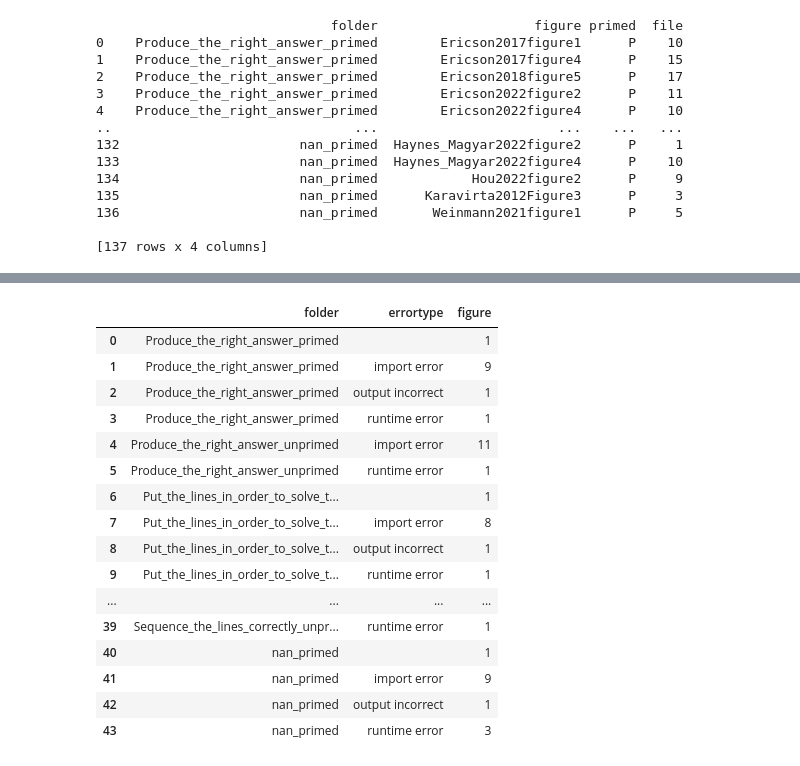
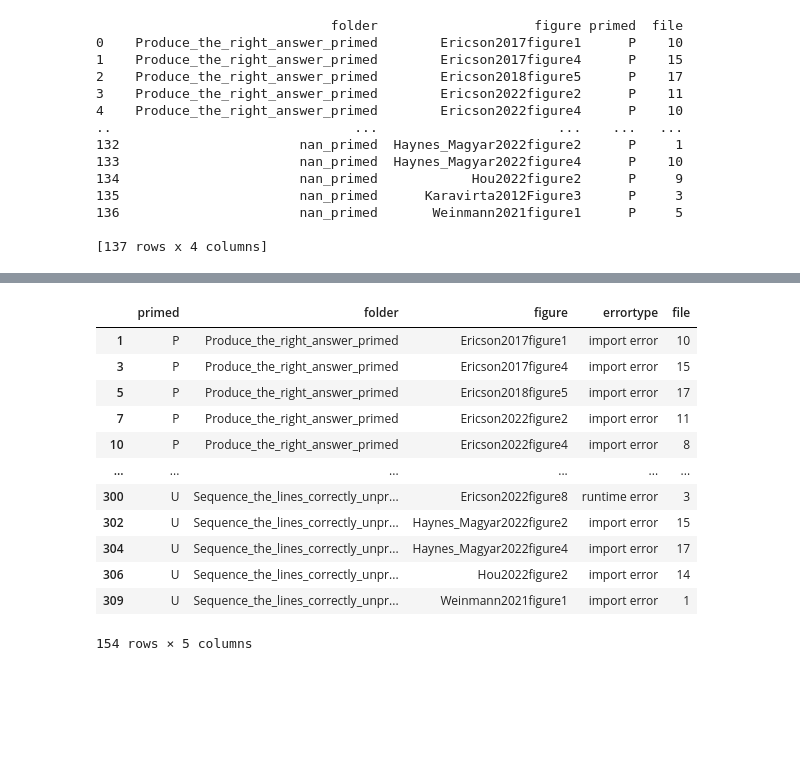
Before and after one commit to brentreeves/CODEXParsons, a Jupyter notebook: unit/reports.ipynb, the cells around one changed output, grey strips where cells are left out. Cells and saved outputs as stored; diff of their text form; code cells hidden in the pictures; blank space fills up the shorter version.

```diff
--- a/unit/reports.ipynb
+++ b/unit/reports.ipynb
@@ -160,28 +201,26 @@ tb
 | Hou2022figure2 | 15.0 | 16.0 | 15.0 | 16.0 | ... |
 | Karavirta2012Figure3 | 8.0 | 7.0 | NaN | 5.0 | ... |
 | Weinmann2021figure1 | 4.0 | NaN | 3.0 | 5.0 | ... |
-# %%
-et1 = df.groupby(['folder','figure','errortype'], as_index = False).sum('bug')
-
-et1b = et1[ et1['bug'] > 0]
-et2 = et1b.groupby(['folder','errortype'], as_index = False)['figure'].count()
-et2
-# %% [output]
-|  | folder | errortype | figure |
-| 0 | Produce_the_right_answer_primed |  | 1 |
-| 1 | Produce_the_right_answer_primed | import error | 9 |
-| 2 | Produce_the_right_answer_primed | output incorrect | 1 |
-| 3 | Produce_the_right_answer_primed | runtime error | 1 |
-| 4 | Produce_the_right_answer_unprimed | import error | 11 |
-| 5 | Produce_the_right_answer_unprimed | runtime error | 1 |
-| 6 | Put_the_lines_in_order_to_solve_t... |  | 1 |
-| 7 | Put_the_lines_in_order_to_solve_t... | import error | 8 |
-| 8 | Put_the_lines_in_order_to_solve_t... | output incorrect | 1 |
-| 9 | Put_the_lines_in_order_to_solve_t... | runtime error | 1 |
-| ... | ... | ... | ... |
-| 39 | Sequence_the_lines_correctly_unpr... | runtime error | 1 |
-| 40 | nan_primed |  | 1 |
-| 41 | nan_primed | import error | 9 |
-| 42 | nan_primed | output incorrect | 1 |
-| 43 | nan_primed | runtime error | 3 |
+# %%
+x1 = df.groupby(['primed','folder','figure','file','errortype'], as_index = False).sum('bug')
+# ff = x1[ x1["figure"] == 'Ericson2022figure4']
+f3 = x1.groupby(['primed','folder','figure','errortype'], as_index=False)['file'].count()
+# f3 = f2[ f2["figure"] == 'Ericson2022figure4']
+f4 = f3[ f3["errortype"] != '']
+f4.to_csv('errortypes_final.csv', sep=',', index=False, encoding='utf-8')
+f4
+# %% [output]
+|  | primed | folder | figure | errortype | file |
+| 1 | P | Produce_the_right_answer_primed | Ericson2017figure1 | import error | 10 |
+| 3 | P | Produce_the_right_answer_primed | Ericson2017figure4 | import error | 15 |
+| 5 | P | Produce_the_right_answer_primed | Ericson2018figure5 | import error | 17 |
+| 7 | P | Produce_the_right_answer_primed | Ericson2022figure2 | import error | 11 |
+| 10 | P | Produce_the_right_answer_primed | Ericson2022figure4 | import error | 8 |
+| ... | ... | ... | ... | ... | ... |
+| 300 | U | Sequence_the_lines_correctly_unpr... | Ericson2022figure8 | runtime error | 3 |
+| 302 | U | Sequence_the_lines_correctly_unpr... | Haynes_Magyar2022figure2 | import error | 15 |
+| 304 | U | Sequence_the_lines_correctly_unpr... | Haynes_Magyar2022figure4 | import error | 17 |
+| 306 | U | Sequence_the_lines_correctly_unpr... | Hou2022figure2 | import error | 14 |
+| 309 | U | Sequence_the_lines_correctly_unpr... | Weinmann2021figure1 | import error | 1 |
+154 rows × 5 columns
 # %%
```
Also changed, not shown: parts of 11 cells of this notebook, 7 other files.
